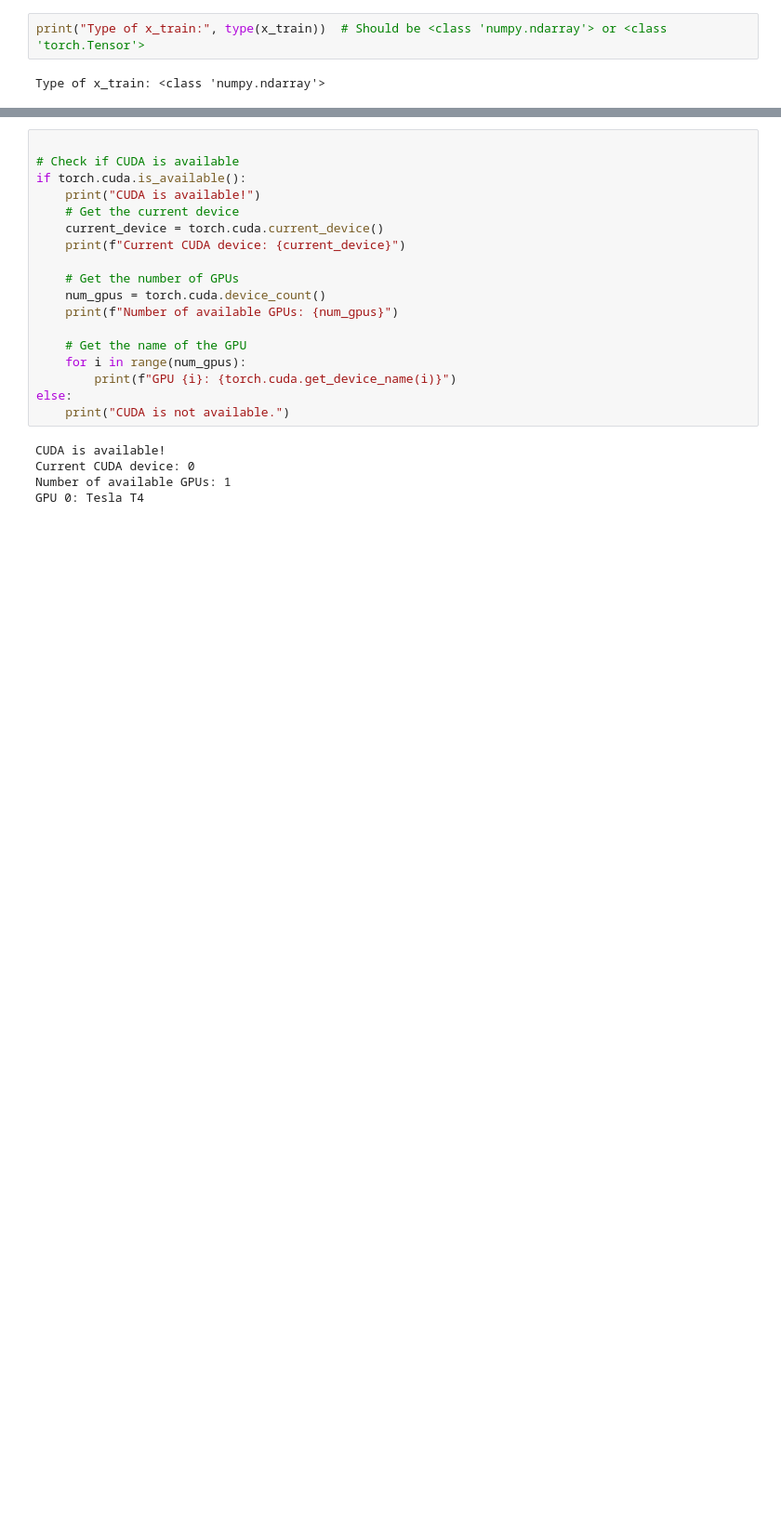
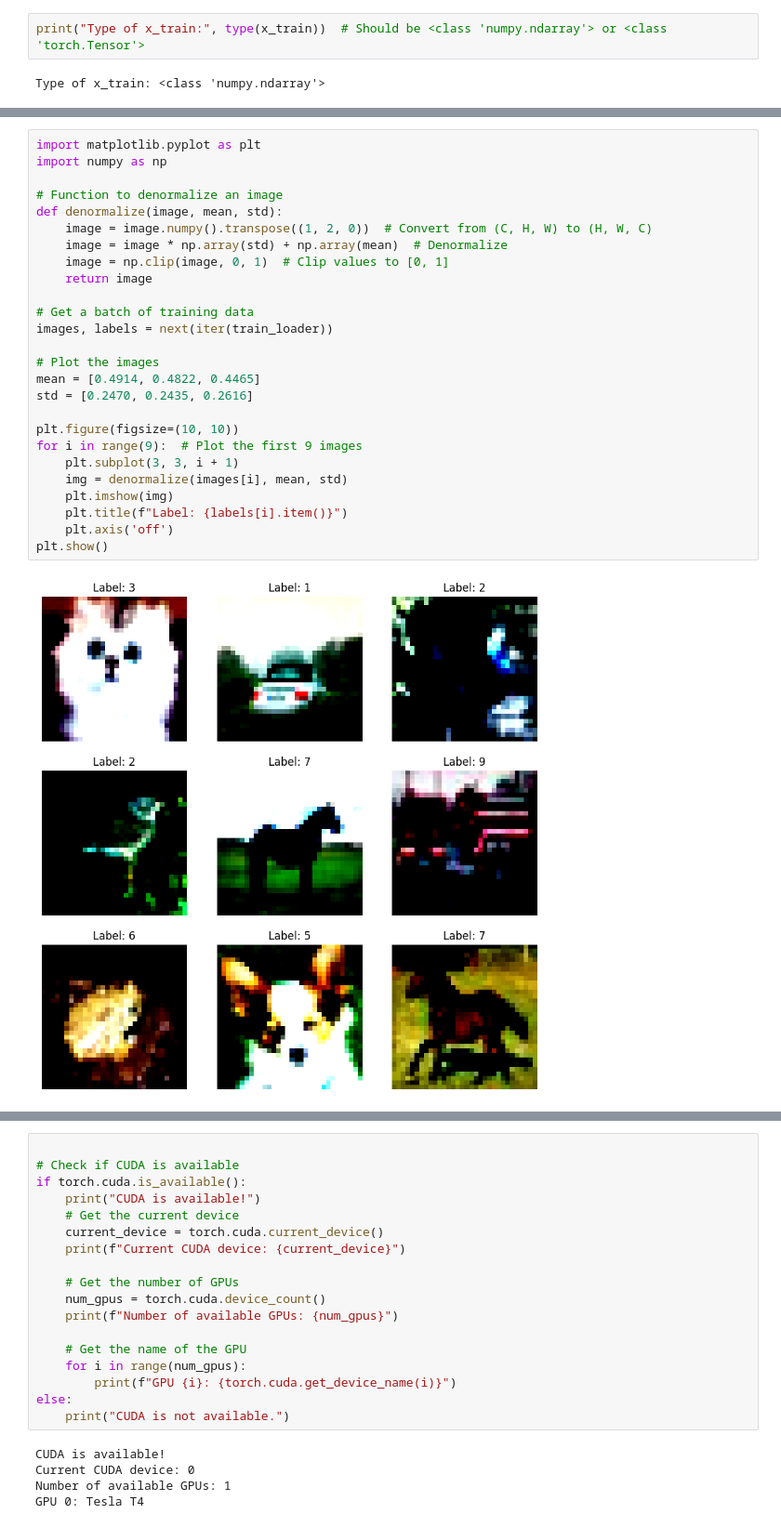
Before and after one commit to alirzx/Cifar10-Classification-using-Custom-CNN-and-pretrained-Models, a Jupyter notebook: Cifar_10_Classification_project.ipynb, the cells around one changed output, grey strips where cells are left out. Shown at 93% size. Drawn from its saved outputs; the diff is of its cells as text; blank space fills up the shorter version.

```diff
--- a/Cifar_10_Classification_project.ipynb
+++ b/Cifar_10_Classification_project.ipynb
@@ -219,0 +237,28 @@ Data loaders with augmentation created successfully.
+# %%
+import matplotlib.pyplot as plt
+import numpy as np
+
+# Function to denormalize an image
+def denormalize(image, mean, std):
+    image = image.numpy().transpose((1, 2, 0))  # Convert from (C, H, W) to (H, W, C)
+    image = image * np.array(std) + np.array(mean)  # Denormalize
+    image = np.clip(image, 0, 1)  # Clip values to [0, 1]
+    return image
+
+# Get a batch of training data
+images, labels = next(iter(train_loader))
+
+# Plot the images
+mean = [0.4914, 0.4822, 0.4465]
+std = [0.2470, 0.2435, 0.2616]
+
+plt.figure(figsize=(10, 10))
+for i in range(9):  # Plot the first 9 images
+    plt.subplot(3, 3, i + 1)
+    img = denormalize(images[i], mean, std)
+    plt.imshow(img)
+    plt.title(f"Label: {labels[i].item()}")
+    plt.axis('off')
+plt.show()
+# %% [output]
+[figure, added]
```
Also changed, not shown: parts of 19 cells of this notebook.
